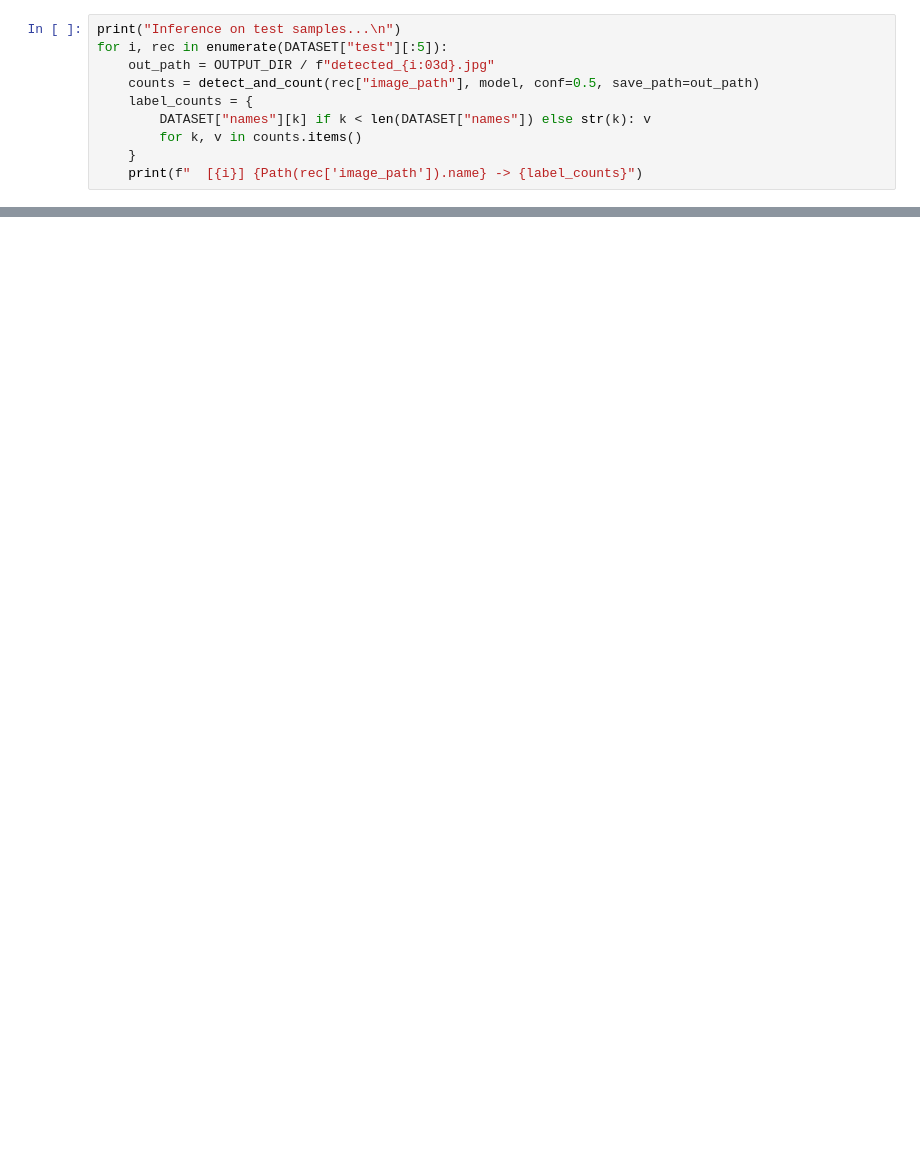
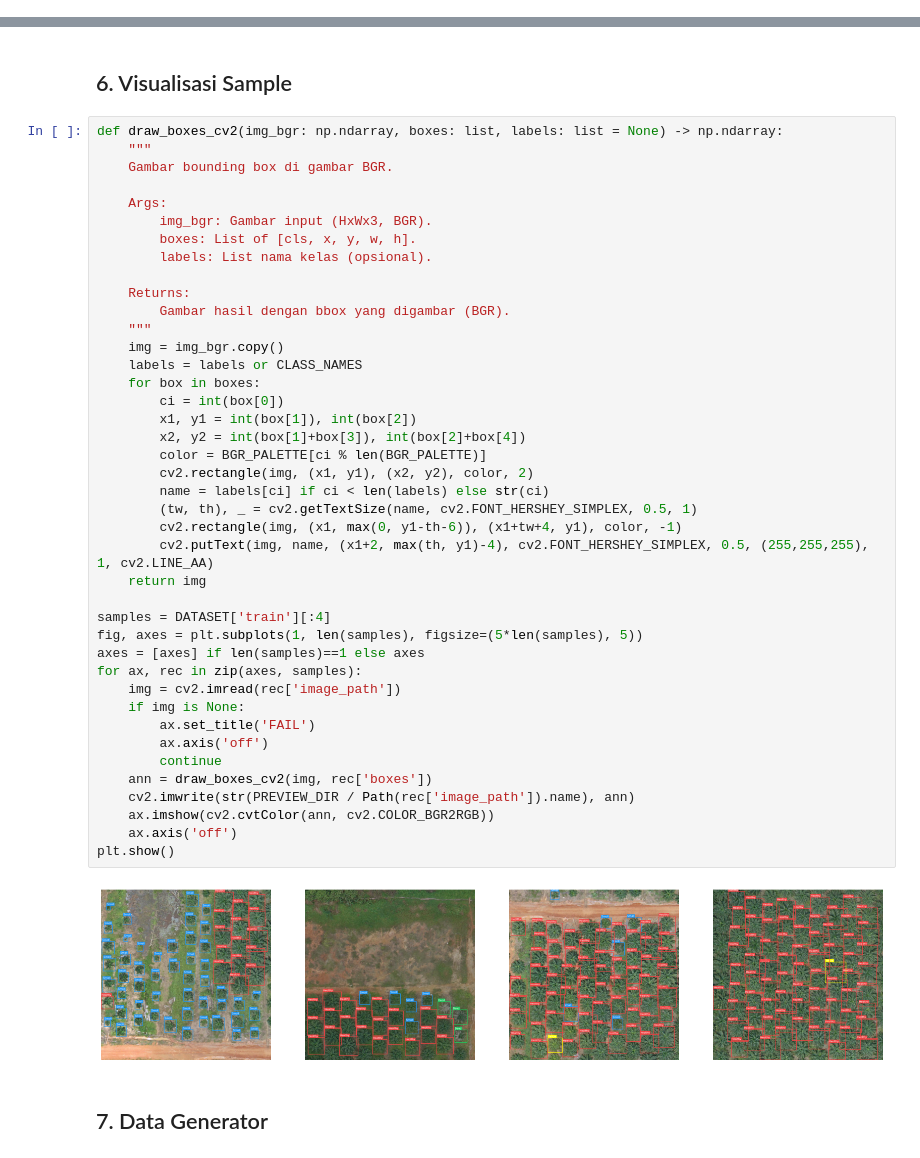
Before and after one commit to capstone-nyawit/model-nyawit, a Jupyter notebook: notebooks/model_deteksi_sawit_retina-net.ipynb, the cells around one changed output, grey strips where cells are left out. Drawn from its saved outputs; the diff is of its cells as text; blank space fills up the shorter version.

```diff
--- a/notebooks/model_deteksi_sawit_retina-net.ipynb
+++ b/notebooks/model_deteksi_sawit_retina-net.ipynb
@@ -575,10 +0,0 @@ Jalankan inference pada sampel test.
-# %%
-print("Inference on test samples...\n")
-for i, rec in enumerate(DATASET["test"][:5]):
-    out_path = OUTPUT_DIR / f"detected_{i:03d}.jpg"
-    counts = detect_and_count(rec["image_path"], model, conf=0.5, save_path=out_path)
-    label_counts = {
-        DATASET["names"][k] if k < len(DATASET["names"]) else str(k): v
-        for k, v in counts.items()
-    }
-    print(f"  [{i}] {Path(rec['image_path']).name} -> {label_counts}")
@@ -652,0 +177,47 @@ if ok:
+# %% [markdown]
+## 6. Visualisasi Sample
+# %%
+def draw_boxes_cv2(img_bgr: np.ndarray, boxes: list, labels: list = None) -> np.ndarray:
+    """
+    Gambar bounding box di gambar BGR.
+
+    Args:
+        img_bgr: Gambar input (HxWx3, BGR).
+        boxes: List of [cls, x, y, w, h].
+        labels: List nama kelas (opsional).
+
+    Returns:
+        Gambar hasil dengan bbox yang digambar (BGR).
+    """
+    img = img_bgr.copy()
+    labels = labels or CLASS_NAMES
+    for box in boxes:
+        ci = int(box[0])
+        x1, y1 = int(box[1]), int(box[2])
+        x2, y2 = int(box[1]+box[3]), int(box[2]+box[4])
+        color = BGR_PALETTE[ci % len(BGR_PALETTE)]
+        cv2.rectangle(img, (x1, y1), (x2, y2), color, 2)
+        name = labels[ci] if ci < len(labels) else str(ci)
+        (tw, th), _ = cv2.getTextSize(name, cv2.FONT_HERSHEY_SIMPLEX, 0.5, 1)
+        cv2.rectangle(img, (x1, max(0, y1-th-6)), (x1+tw+4, y1), color, -1)
+        cv2.putText(img, name, (x1+2, max(th, y1)-4), cv2.FONT_HERSHEY_SIMPLEX, 0.5, (255,255,255), 1, cv2.LINE_AA)
+    return img
+
+samples = DATASET['train'][:4]
+fig, axes = plt.subplots(1, len(samples), figsize=(5*len(samples), 5))
+axes = [axes] if len(samples)==1 else axes
+for ax, rec in zip(axes, samples):
+    img = cv2.imread(rec['image_path'])
+    if img is None:
+        ax.set_title('FAIL')
+        ax.axis('off')
+        continue
+    ann = draw_boxes_cv2(img, rec['boxes'])
+    cv2.imwrite(str(PREVIEW_DIR / Path(rec['image_path']).name), ann)
+    ax.imshow(cv2.cvtColor(ann, cv2.COLOR_BGR2RGB))
+    ax.axis('off')
+plt.show()
+# %% [output]
+[figure, added]
+# %% [markdown]
+## 7. Data Generator
```
Also changed, not shown: parts of 78 cells of this notebook, 1 other file.
